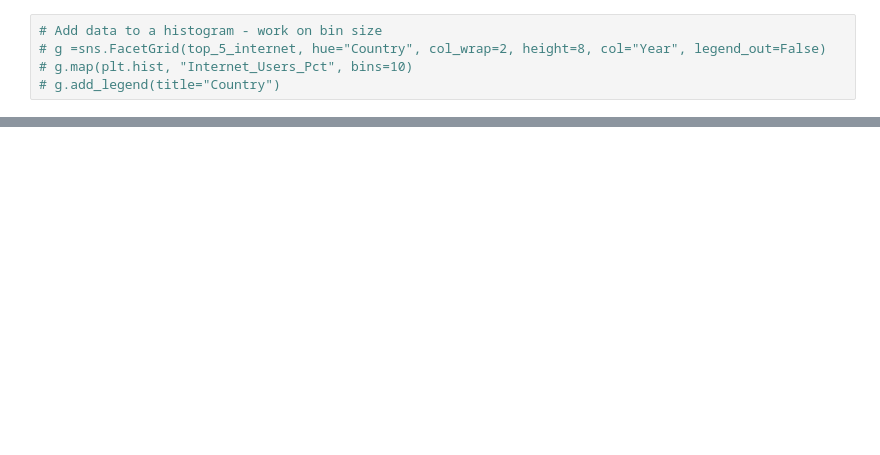
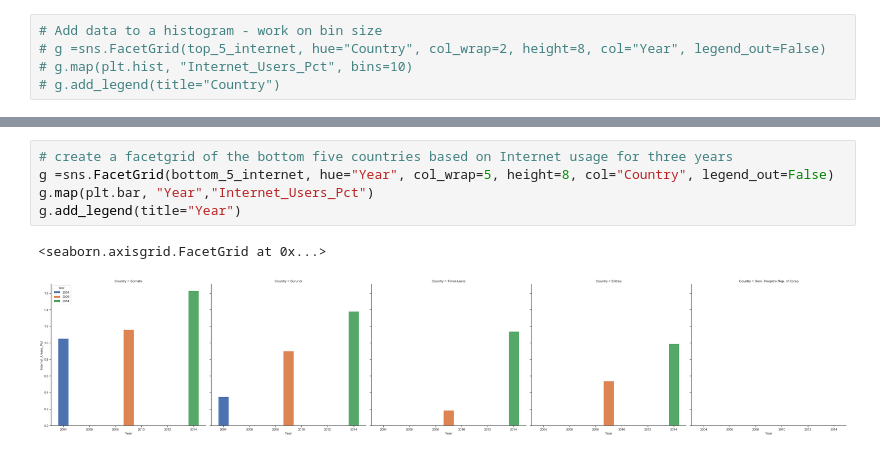
Before and after one commit to annrinTN/gdp-and-internet-usage-annrinTN, a Jupyter notebook: notebooks/GDP_and_Internet_data.ipynb, the cells around one changed output, grey strips where cells are left out. Saved outputs shown, nothing was run; the diff lists cells and outputs as text; blank space fills up the shorter version.

```diff
--- a/notebooks/GDP_and_Internet_data.ipynb
+++ b/notebooks/GDP_and_Internet_data.ipynb
@@ -404,0 +425,8 @@ Repeat the steps above to look at the trend for the 5 countries with the lowest
+# %%
+# create a facetgrid of the bottom five countries based on Internet usage for three years
+g =sns.FacetGrid(bottom_5_internet, hue="Year", col_wrap=5, height=8, col="Country", legend_out=False)
+g.map(plt.bar, "Year","Internet_Users_Pct")
+g.add_legend(title="Year")
+# %% [output]
+<seaborn.axisgrid.FacetGrid at 0x...>
+[figure, added]
```
Also changed, not shown: parts of 11 cells of this notebook.
